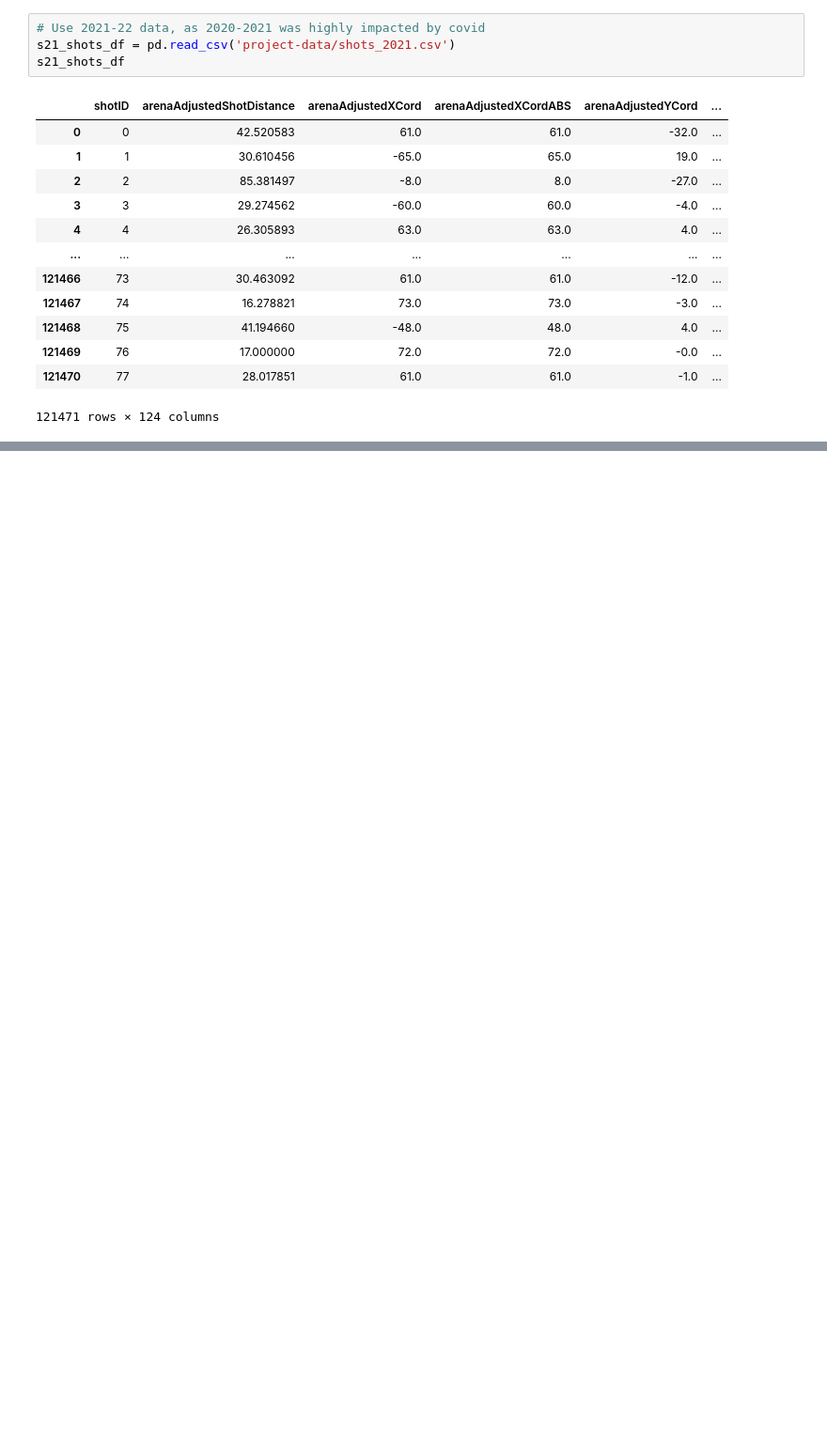
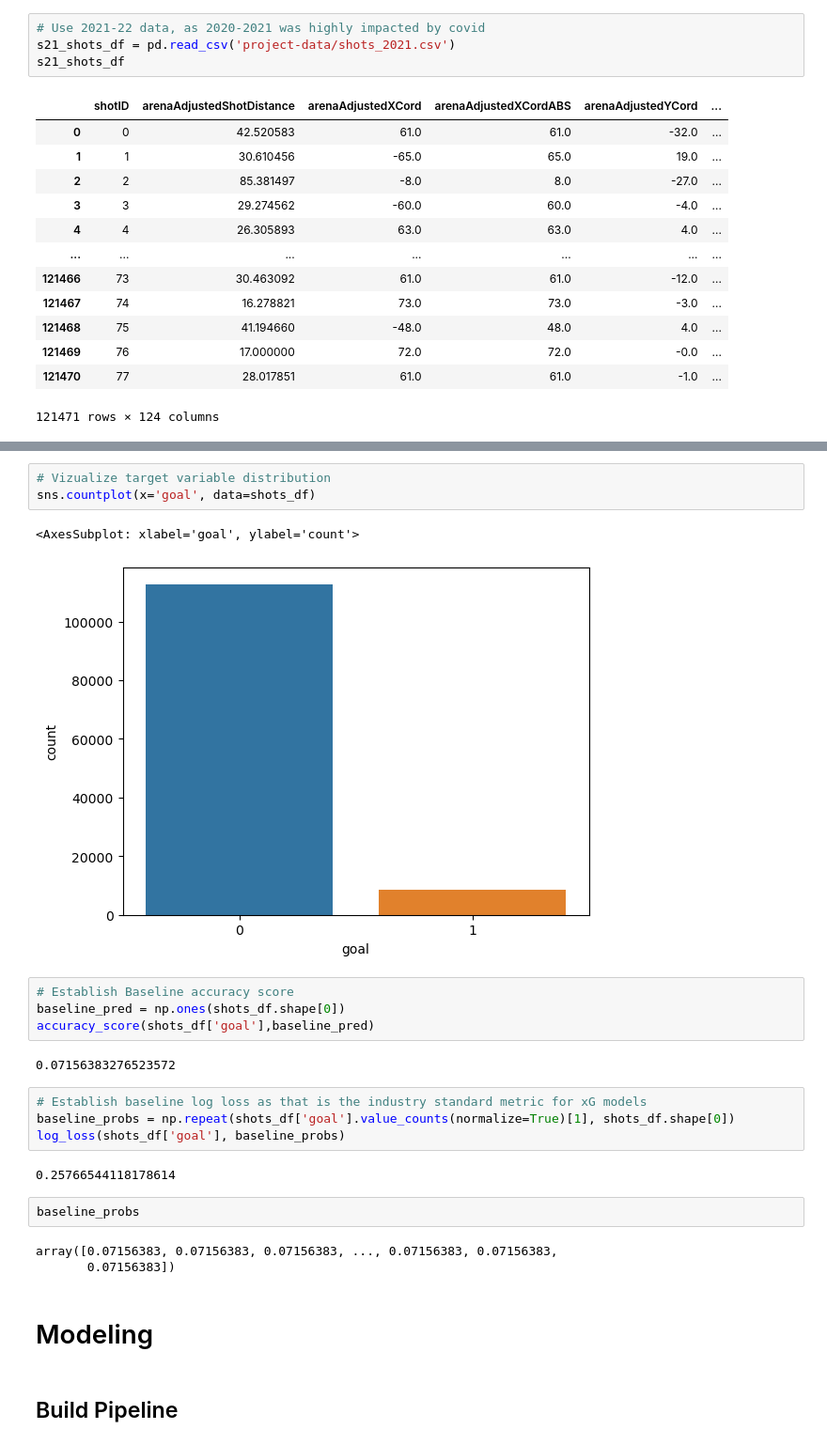
Before and after one commit to jbenasuli/hockey-classification, a Jupyter notebook: hockey-xG-model.ipynb, the cells around one changed output, grey strips where cells are left out. Shown: that part at 94% size. Drawn from its saved outputs; the diff is of its cells as text; blank space fills up the shorter version.

```diff
--- a/hockey-xG-model.ipynb
+++ b/hockey-xG-model.ipynb
@@ -102,0 +483,27 @@ hello world
+# %%
+# Vizualize target variable distribution
+sns.countplot(x='goal', data=shots_df)
+# %% [output]
+<AxesSubplot: xlabel='goal', ylabel='count'>
+[figure, added]
+# %%
+# Establish Baseline accuracy score
+baseline_pred = np.ones(shots_df.shape[0])
+accuracy_score(shots_df['goal'],baseline_pred)
+# %% [output]
+0.07156383276523572
+# %%
+# Establish baseline log loss as that is the industry standard metric for xG models
+baseline_probs = np.repeat(shots_df['goal'].value_counts(normalize=True)[1], shots_df.shape[0])
+log_loss(shots_df['goal'], baseline_probs)
+# %% [output]
+0.25766544118178614
+# %%
+baseline_probs
+# %% [output]
+array([0.07156383, 0.07156383, 0.07156383, ..., 0.07156383, 0.07156383,
+       0.07156383])
+# %% [markdown]
+# Modeling
+# %% [markdown]
+## Build Pipeline
```
Also changed, not shown: parts of 80 cells of this notebook, 11 other files.
